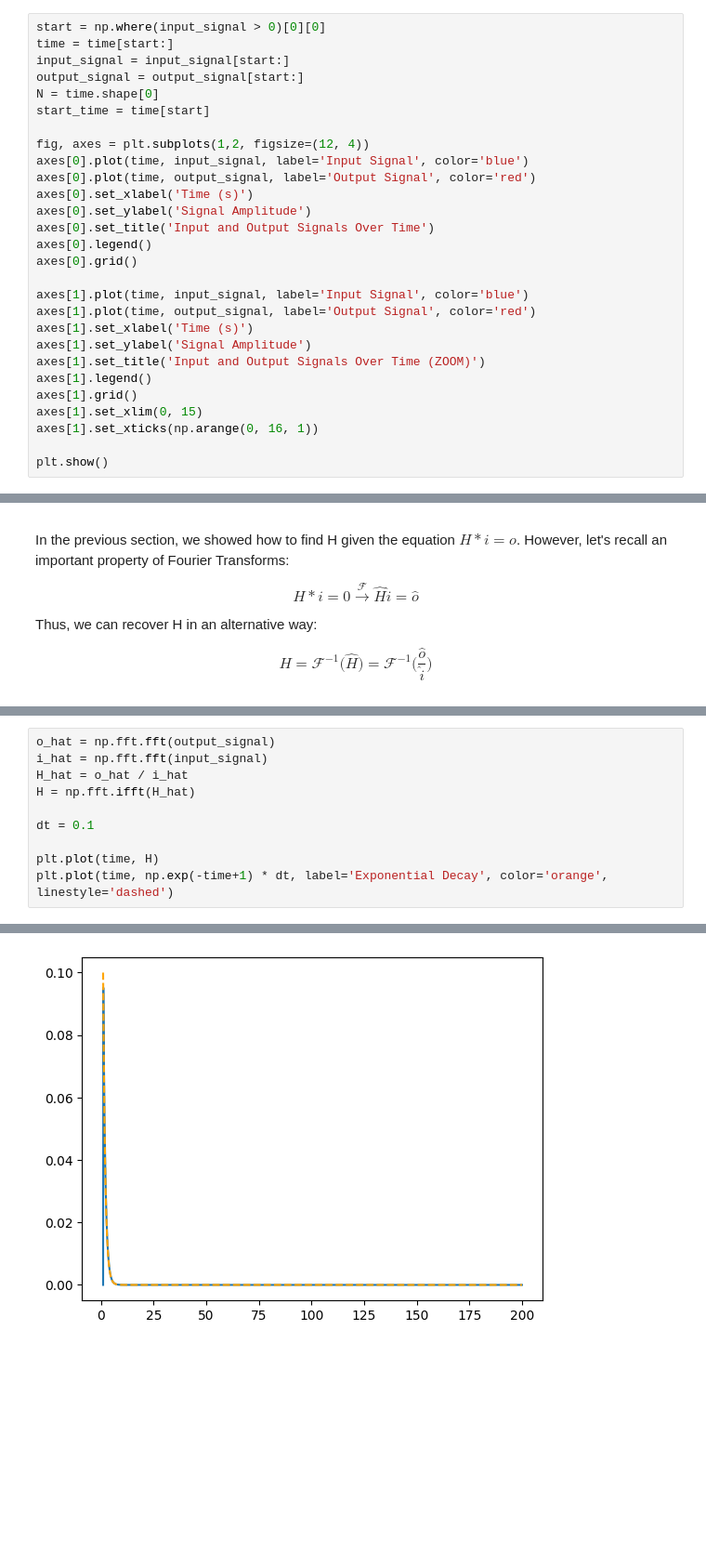
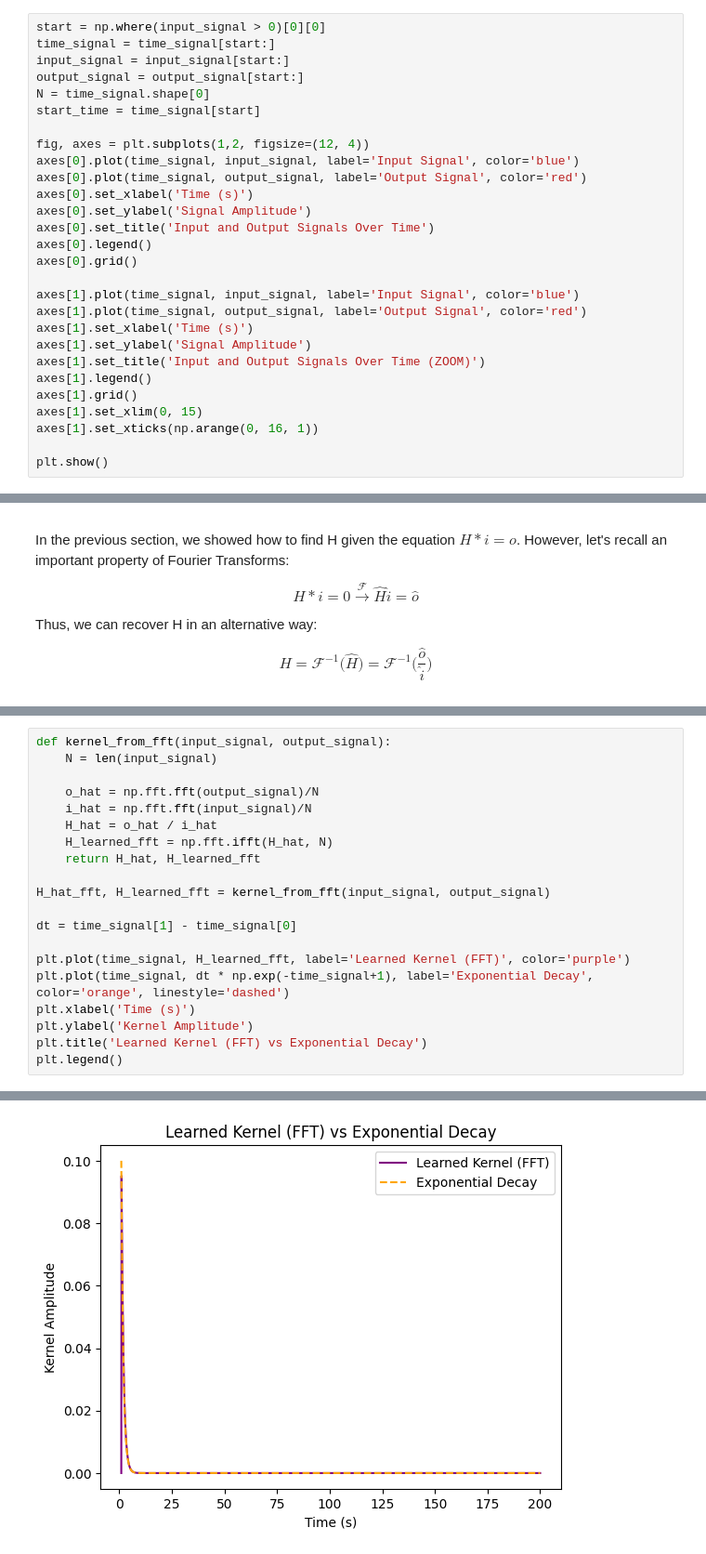
Before and after one commit to mathieusalz/LSMS_NeuralOperator_Tutorial, a Jupyter notebook: 1_LinearPulse_RecoverTransferFunction.ipynb, the cells around one changed output, grey strips where cells are left out. Shown at 93% size. Drawn from its saved outputs; the diff is of its cells as text; blank space fills up the shorter version.

```diff
--- a/1_LinearPulse_RecoverTransferFunction.ipynb
+++ b/1_LinearPulse_RecoverTransferFunction.ipynb
@@ -64,23 +64,23 @@ The output signal takes some time to reach the same amplitude as the input signa
 For *(I don't remember why)*, we will truncate the beginning of the signal so it starts at an amplitude of 1.
 # %%
 start = np.where(input_signal > 0)[0][0]
-time = time[start:]
+time_signal = time_signal[start:]
 input_signal = input_signal[start:]
 output_signal = output_signal[start:]
-N = time.shape[0]
-start_time = time[start]
+N = time_signal.shape[0]
+start_time = time_signal[start]
 
 fig, axes = plt.subplots(1,2, figsize=(12, 4))
-axes[0].plot(time, input_signal, label='Input Signal', color='blue')
-axes[0].plot(time, output_signal, label='Output Signal', color='red')
+axes[0].plot(time_signal, input_signal, label='Input Signal', color='blue')
+axes[0].plot(time_signal, output_signal, label='Output Signal', color='red')
 axes[0].set_xlabel('Time (s)')
 axes[0].set_ylabel('Signal Amplitude')
 axes[0].set_title('Input and Output Signals Over Time')
 axes[0].legend()
 axes[0].grid()
 
-axes[1].plot(time, input_signal, label='Input Signal', color='blue')
-axes[1].plot(time, output_signal, label='Output Signal', color='red')
+axes[1].plot(time_signal, input_signal, label='Input Signal', color='blue')
+axes[1].plot(time_signal, output_signal, label='Output Signal', color='red')
 axes[1].set_xlabel('Time (s)')
 axes[1].set_ylabel('Signal Amplitude')
 axes[1].set_title('Input and Output Signals Over Time (ZOOM)')
@@ -404,11 +352,21 @@ $$
 # %%
-o_hat = np.fft.fft(output_signal)
-i_hat = np.fft.fft(input_signal)
-H_hat = o_hat / i_hat
-H = np.fft.ifft(H_hat)
+def kernel_from_fft(input_signal, output_signal):
+    N = len(input_signal)
 
-dt = 0.1
+    o_hat = np.fft.fft(output_signal)/N
+    i_hat = np.fft.fft(input_signal)/N
+    H_hat = o_hat / i_hat
+    H_learned_fft = np.fft.ifft(H_hat, N)
+    return H_hat, H_learned_fft
 
-plt.plot(time, H)
-plt.plot(time, np.exp(-time+1) * dt, label='Exponential Decay', color='orange', linestyle='dashed')
+H_hat_fft, H_learned_fft = kernel_from_fft(input_signal, output_signal)
+
+dt = time_signal[1] - time_signal[0]
+
+plt.plot(time_signal, H_learned_fft, label='Learned Kernel (FFT)', color='purple')
+plt.plot(time_signal, dt * np.exp(-time_signal+1), label='Exponential Decay', color='orange', linestyle='dashed')
+plt.xlabel('Time (s)')
+plt.ylabel('Kernel Amplitude')
+plt.title('Learned Kernel (FFT) vs Exponential Decay')
+plt.legend()
 # %% [output]
@@ -416,2 +374,2 @@ plt.plot(time, np.exp(-time+1) * dt, label='Exponential Decay', color='orange',
-[figure, old version]
+[figure, new version]
 # %%
```
Also changed, not shown: parts of 15 cells of this notebook.
